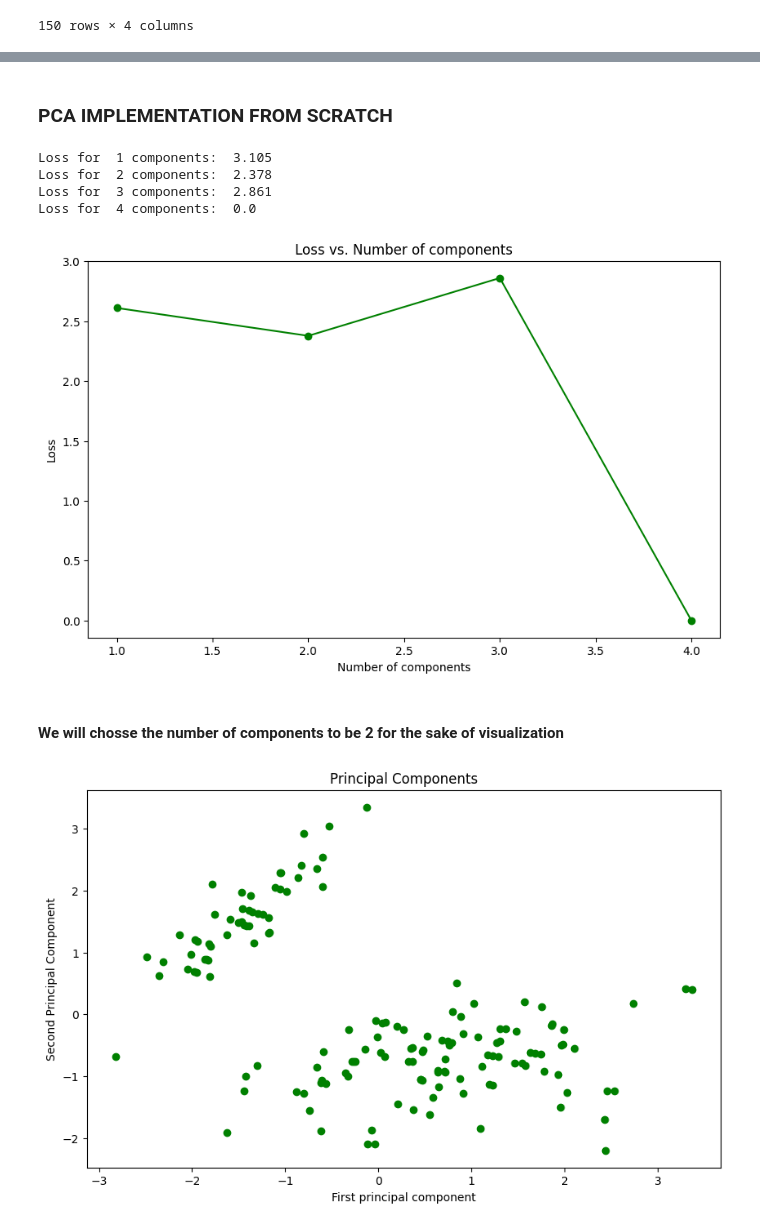
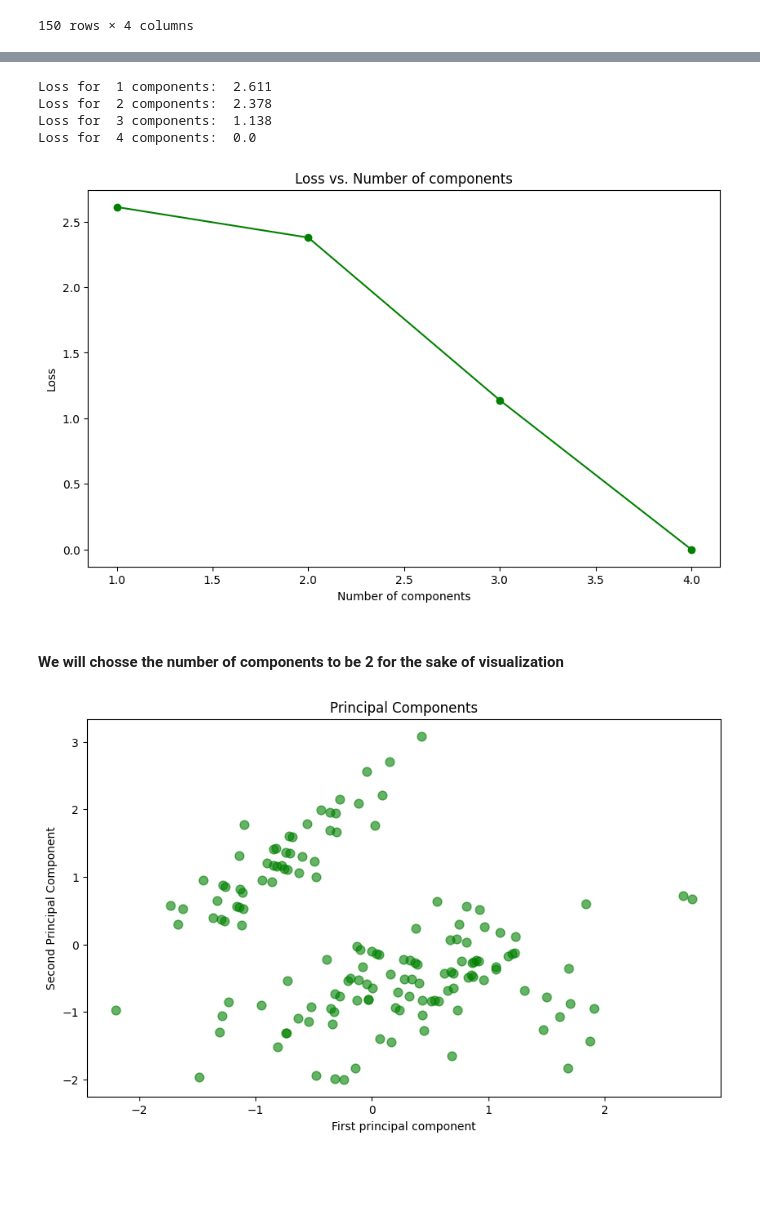
Before and after one commit to ziadwaelai/unsupervised_Project_all, a Jupyter notebook: projectPahseOnecopy.ipynb, the cells around one changed output, grey strips where cells are left out. Drawn from its saved outputs; the diff is of its cells as text; code cells hidden in the pictures; blank space fills up the shorter version.

```diff
--- a/projectPahseOnecopy.ipynb
+++ b/projectPahseOnecopy.ipynb
@@ -49,7 +53,7 @@ def power_iteration(matrix, num_iterations, tolerance):
 
     return eigenvalue, eigenvector
 
-def eigen(matrix, num_iterations=10000, tolerance=1e-10):
+def eigen(matrix, num_iterations=1000000, tolerance=1e-12):
     # Initialize arrays to store eigenvalues and eigenvectors
     eigenvalues = []
     eigenvectors = []
@@ -65,8 +69,6 @@ def eigen(matrix, num_iterations=10000, tolerance=1e-10):
         matrix -= eigenvalue * np.outer(eigenvector, eigenvector)
 
     return np.array(eigenvalues), np.array(eigenvectors)
-# %% [markdown]
-### PCA IMPLEMENTATION FROM SCRATCH
 # %%
 def _PCA(X, n_components=2):
     if n_components > X.shape[1]:
@@ -78,7 +80,7 @@ def _PCA(X, n_components=2):
     X_standardized = (X - mean_values) / std_values
 
     # 2. Covariance matrix From Scratch
-    cov = np.dot(X_standardized.T, X_standardized) / (X_standardized.shape[0])  # (n_features, n_features)
+    cov = np.dot(X_standardized.T, X_standardized) / (X_standardized.shape[0]-1)  # (n_features, n_features)
 
     # 3. Eigen decomposition
     eigen_values, eigen_vectors = eigen(cov)
@@ -108,9 +110,9 @@ for _ in range(1,X.shape[1]+1):
     lossList.append(loss(X,X_reconstructed).round(3))
     print("Loss for ",_, "components: ",loss(X,X_reconstructed).round(3))
 # %% [output]
-Loss for  1 components:  3.105
+Loss for  1 components:  2.611
 Loss for  2 components:  2.378
-Loss for  3 components:  2.861
+Loss for  3 components:  1.138
 Loss for  4 components:  0.0
 # %%
 # Plotting the Loss
@@ -121,4 +123,4 @@ plt.ylabel('Loss')
 plt.title('Loss vs. Number of components')
 plt.show()
 # %% [output]
-[figure, old version]
+[figure, new version]
@@ -129,10 +131,10 @@ eigen_values, eigen_vectors, X_pca, X_reconstructed = _PCA(X, n_components=2)
 # %%
 # Plotting the X_pca
 plt.figure(figsize=(10, 6))
-plt.scatter(X_pca[:, 0], X_pca[:, 1], c="green", cmap='viridis')
+plt.scatter(X_pca[:, 0], X_pca[:, 1], c="green", alpha=0.6, s=60, label="PCA", marker='o')
 plt.xlabel('First principal component')
 plt.ylabel('Second Principal Component')
 plt.title('Principal Components')
 plt.show()
 # %% [output]
-[figure, old version]
+[figure, new version]
```
Also changed, not shown: parts of 4 cells of this notebook.
